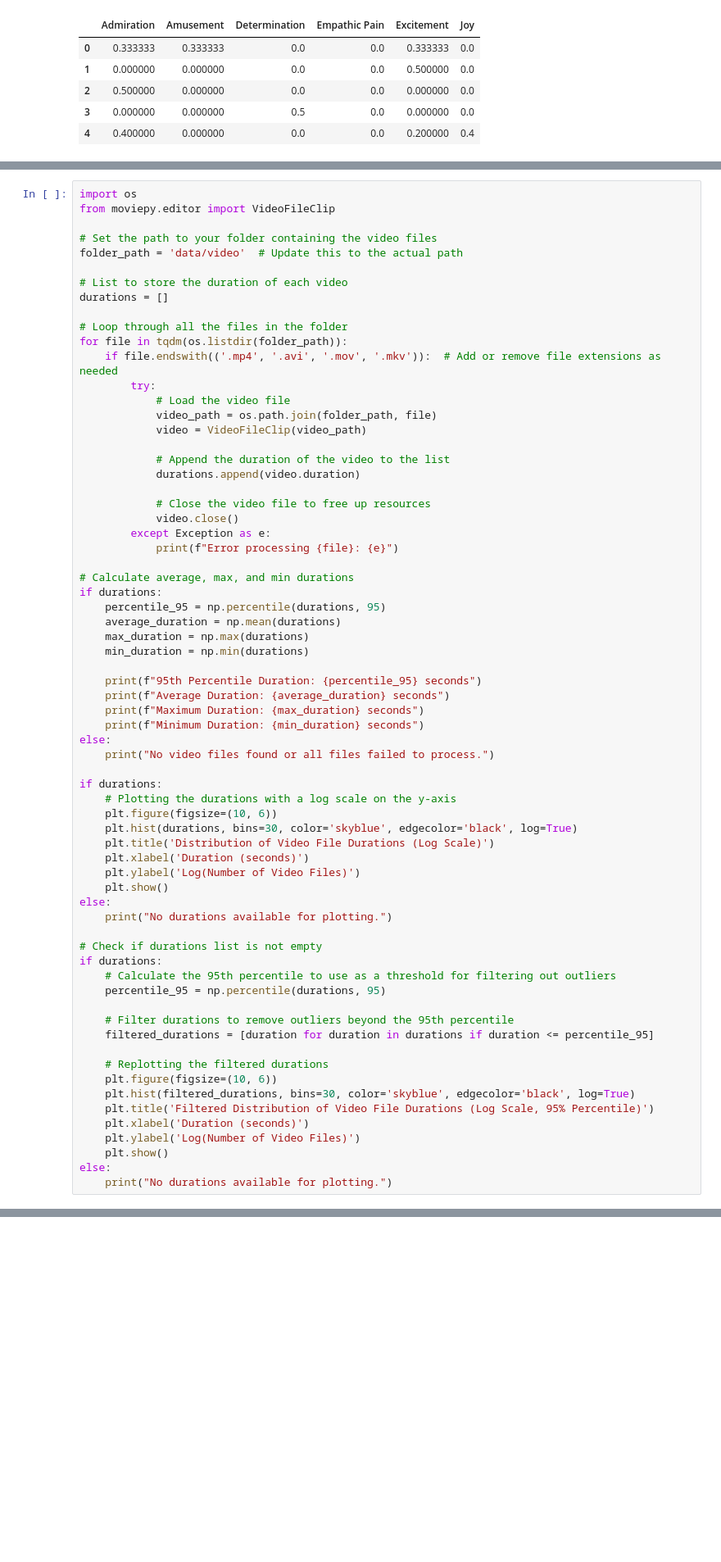
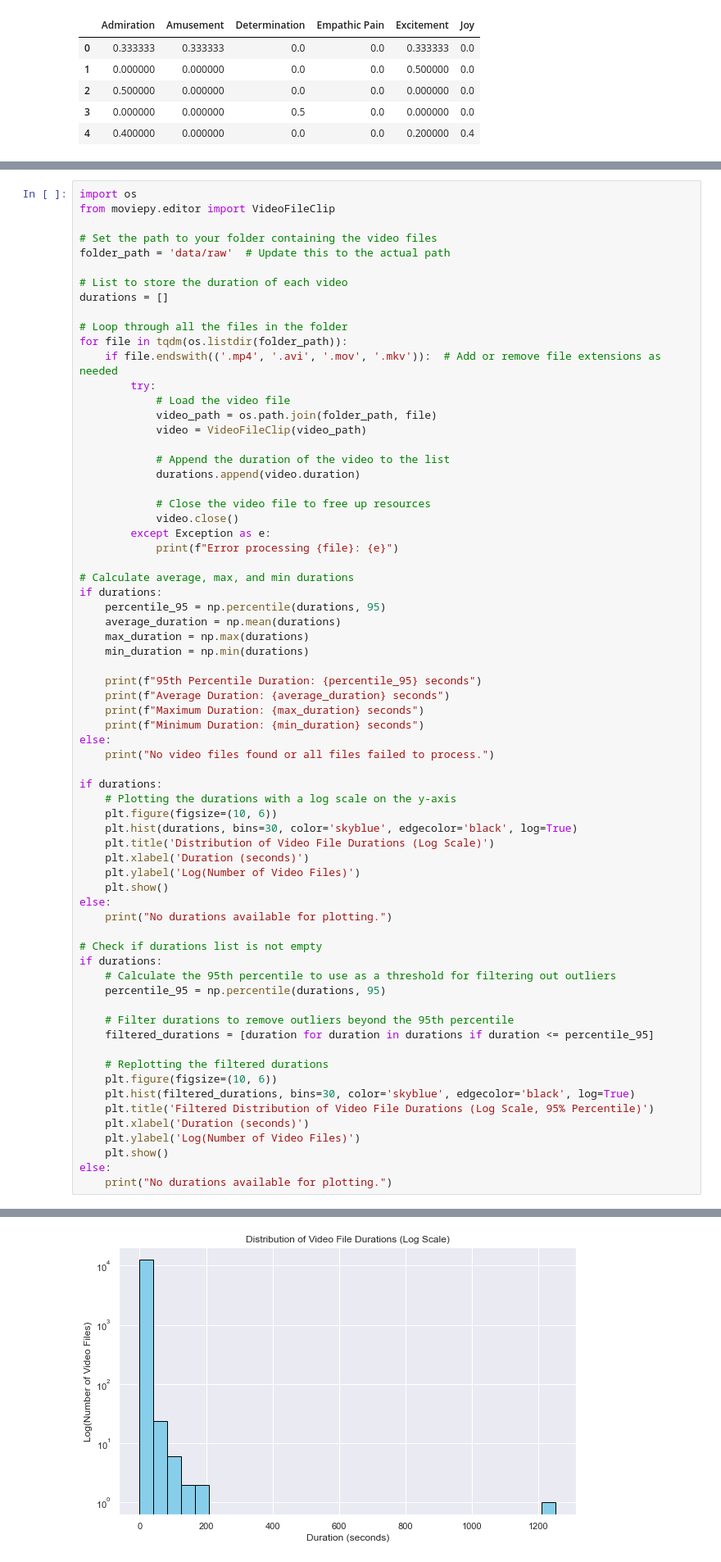
Before and after one commit to Skyy93/CVPR2024_abaw, a Jupyter notebook: eda.ipynb, the cells around one changed output, grey strips where cells are left out. Shown: that part at 82% size. Saved outputs shown, nothing was run; the diff lists cells and outputs as text; blank space fills up the shorter version.

```diff
--- a/eda.ipynb
+++ b/eda.ipynb
@@ -74,7 +74,7 @@ import os
 from moviepy.editor import VideoFileClip
 
 # Set the path to your folder containing the video files
-folder_path = 'data/video'  # Update this to the actual path
+folder_path = 'data/raw'  # Update this to the actual path
 
 # List to store the duration of each video
 durations = []
@@ -137,3 +137,4 @@ if durations:
     plt.show()
 else:
     print("No durations available for plotting.")
+# %% [output]
@@ -139,0 +145 @@ else:
+[figure, added]
```
Also changed, not shown: parts of 2 cells of this notebook.
